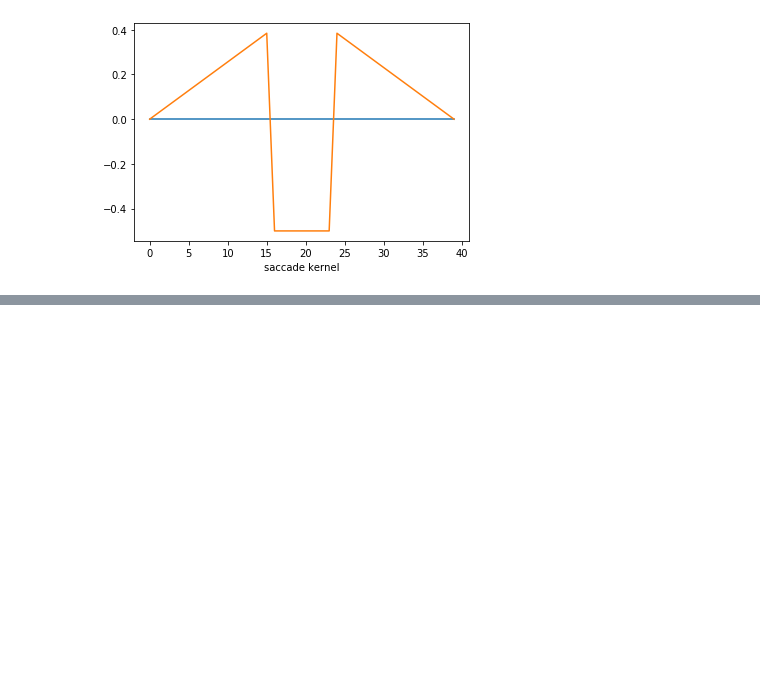
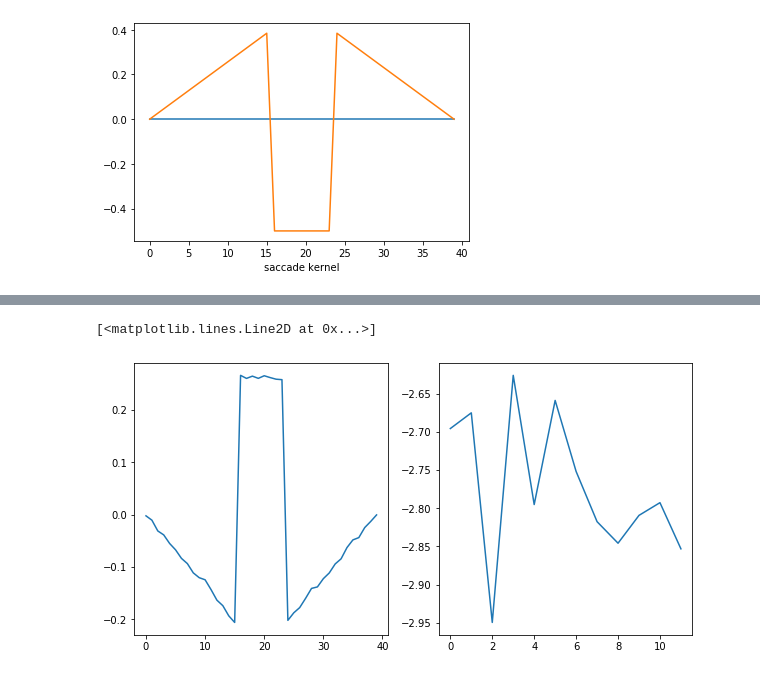
Before and after one commit to jcbyts/V1FreeViewingCode, a Jupyter notebook: Analysis/notebooks/TestGainModel.ipynb, the cells around one changed output, grey strips where cells are left out. Cells and saved outputs as stored; diff of their text form; code cells hidden in the pictures; blank space fills up the shorter version.

```diff
--- a/Analysis/notebooks/TestGainModel.ipynb
+++ b/Analysis/notebooks/TestGainModel.ipynb
@@ -176,0 +235,11 @@ Text(0.5, 1.0, 'residuals')
+# %%
+# try fitting the model
+ndn2 = NDN.NDN([stim_par, sacon_par, comb_par], noise_dist='poisson', ffnet_out=2)
+
+ndn2.networks[0].layers[0].weights = deepcopy(glm.networks[0].layers[0].weights)
+
+v2f = ndn2.fit_variables(layers_to_skip=[[0],[],[0]], fit_biases=False)
+
+RobsTrain = np.random.poisson(Robs1.copy())
+_ = ndn2.train(input_data=[stim, sacon], output_data=RobsTrain, train_indxs=Ui, test_indxs=Xi,
+    learning_alg='adam', opt_params=adam_params, use_dropout=False)
@@ -176,0 +256,9 @@ Text(0.5, 1.0, 'residuals')
+# %%
+plt.figure(figsize=(10,5))
+plt.subplot(121)
+plt.plot(ndn2.networks[1].layers[0].weights)
+plt.subplot(122)
+plt.plot(ndn2.networks[1].layers[1].weights.T)
+# %% [output]
+[<matplotlib.lines.Line2D at 0x...>]
+[figure, added]
```
Also changed, not shown: parts of 8 cells of this notebook.
